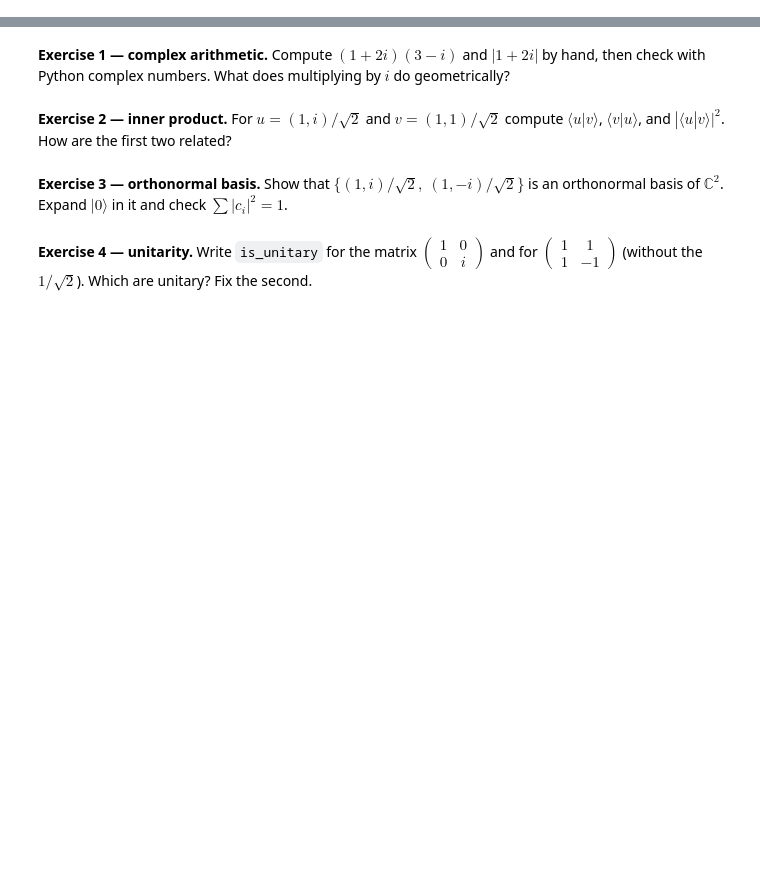
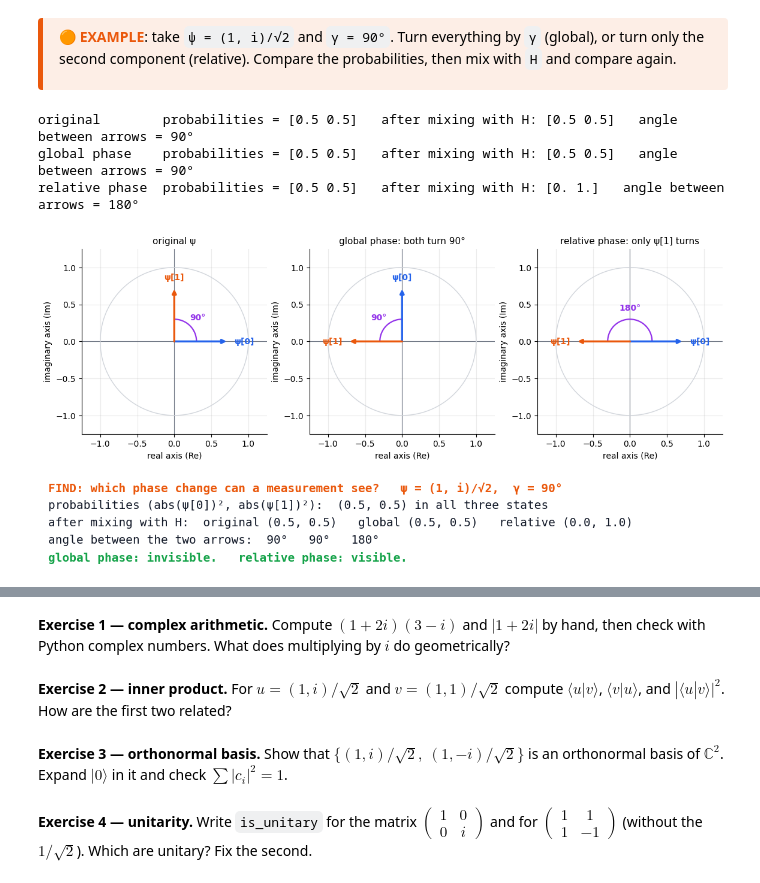
Before and after one commit to imaxfp/qml, a Jupyter notebook: notebooks/math/2_complex_vectors.ipynb, the cells around one changed output, grey strips where cells are left out. Cells and saved outputs as stored; diff of their text form; code cells hidden in the pictures; blank space fills up the shorter version.

```diff
--- a/notebooks/math/2_complex_vectors.ipynb
+++ b/notebooks/math/2_complex_vectors.ipynb
@@ -765,0 +395,44 @@ Reshape the 4-vector into a $2\times2$ matrix $M_{ij}$: a product state is exact
+# %% [markdown]
+<div style="border-left: 5px solid #ea580c; background: rgba(234, 88, 12, 0.10); padding: 8px 16px; border-radius: 4px;">
+
+<b style="color:#ea580c">🟠 EXAMPLE</b>: take `ψ = (1, i)/√2` and `γ = 90°`. Turn everything by `γ` (global), or turn only the second component (relative). Compare the probabilities, then mix with `H` and compare again.
+
+</div>
+# %%
+psi = np.array([1, 1j]) / np.sqrt(2)
+g = np.pi / 2                                              # gamma = 90 degrees
+glob = np.exp(1j * g) * psi                                # global phase: every component turns by gamma
+rel = psi * np.exp(1j * g * np.array([0, 1]))              # relative phase: only component 1 turns
+states = [("original", psi), ("global phase", glob), ("relative phase", rel)]
+
+angle_between = lambda v: np.degrees(np.angle(v[1] / v[0])) % 360     # angle between the two arrows
+for name, v in states:
+    print(f"{name:15s} probabilities = {abs(v) ** 2}   after mixing with H: {abs(Hg @ v) ** 2}   angle between arrows = {angle_between(v):.0f}°")
+
+fig, axs = plt.subplots(1, 3, figsize=(11.4, 4.4))
+titles = ["original ψ", "global phase: both turn 90°", "relative phase: only ψ[1] turns"]
+for ax, (name, v), title in zip(axs, states, titles):
+    new_plane(lim=1.25, title=title, ax=ax, unit_circle=True)
+    for k, col in enumerate((BLUE, ORANGE)):
+        draw_arrow(ax, v[k], col)
+        d = v[k] / abs(v[k])
+        ax.text(v[k].real + 0.1 * d.real, v[k].imag + 0.1 * d.imag, f"ψ[{k}]", color=col, fontweight="bold",
+                ha="left" if d.real > 0.1 else "right" if d.real < -0.1 else "center",
+                va="bottom" if d.imag > 0.1 else "top" if d.imag < -0.1 else "center")
+    a0, a1 = np.angle(v[0]), np.angle(v[1])
+    a1 = a1 if a1 > a0 else a1 + 2 * np.pi
+    draw_arc(ax, 0.3, a0, a1, color=PURPLE, label=f"{angle_between(v):.0f}°", label_radius=0.45)
+p = [abs(v) ** 2 for _, v in states]
+q = [abs(Hg @ v) ** 2 for _, v in states]
+show_steps(f"FIND: which phase change can a measurement see?   ψ = (1, i)/√2,  γ = 90°", [
+    f"probabilities (abs(ψ[0])², abs(ψ[1])²):  ({p[0][0]:.1f}, {p[0][1]:.1f}) in all three states",
+    f"after mixing with H:  original ({q[0][0]:.1f}, {q[0][1]:.1f})   global ({q[1][0]:.1f}, {q[1][1]:.1f})   relative ({q[2][0]:.1f}, {q[2][1]:.1f})",
+    f"angle between the two arrows:  {angle_between(psi):.0f}°   {angle_between(glob):.0f}°   {angle_between(rel):.0f}°",
+    "global phase: invisible.   relative phase: visible."])
+
+plt.show()
+# %% [output]
+original        probabilities = [0.5 0.5]   after mixing with H: [0.5 0.5]   angle between arrows = 90°
+global phase    probabilities = [0.5 0.5]   after mixing with H: [0.5 0.5]   angle between arrows = 90°
+relative phase  probabilities = [0.5 0.5]   after mixing with H: [0. 1.]   angle between arrows = 180°
+[figure, added]
```
Also changed, not shown: parts of 155 cells of this notebook, 3 other files.
